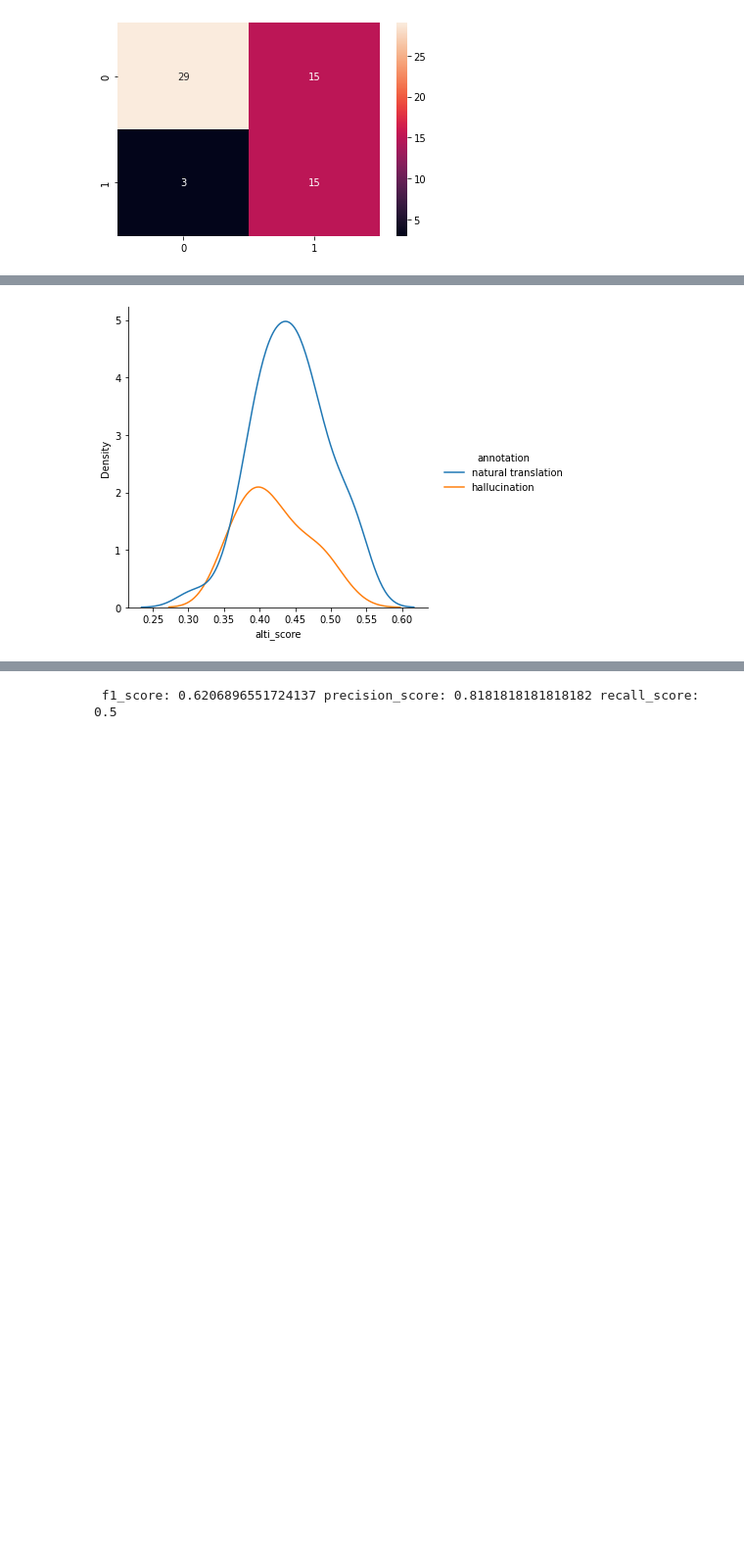
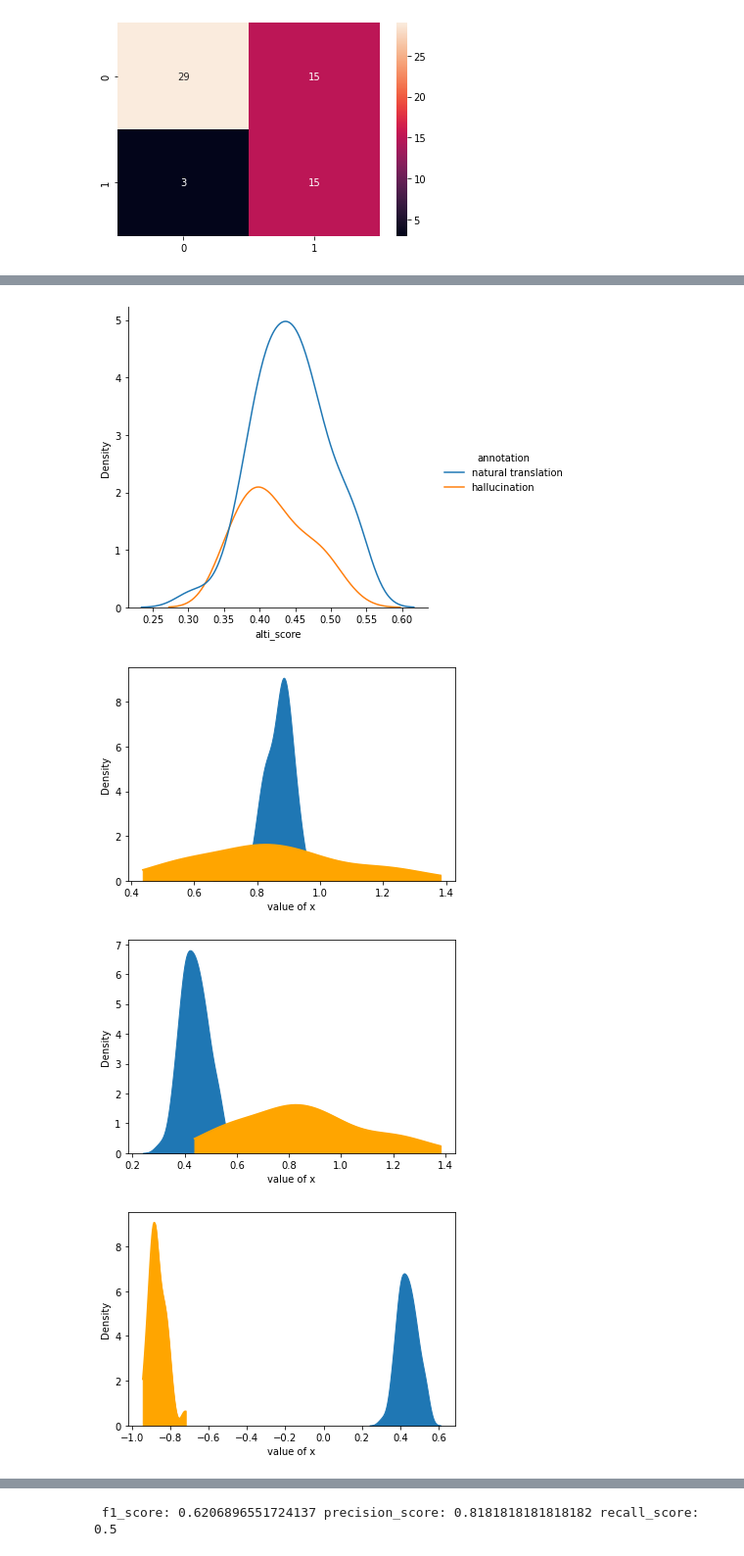
Before and after one commit to andreniyongabo/hallucination_detection_and_mitigation, a Jupyter notebook: detection_and_mitigation_evaluation.ipynb, the cells around one changed output, grey strips where cells are left out. Shown: that part at 98% size. Cells and saved outputs as stored; diff of their text form; code cells hidden in the pictures; blank space fills up the shorter version.

```diff
--- a/detection_and_mitigation_evaluation.ipynb
+++ b/detection_and_mitigation_evaluation.ipynb
@@ -487,17 +487,92 @@ Amakuru yo kuri televiziyo agaragaza umwotsi w'umweru uturuka muri iyo nyubako.
 # %%
 # detection based on the scores distribution
 
+# sentence score distribution
 sns.displot(df_new, x="sent_score", kind="kde", hue="annotation")
 plt.axvline(-1.09, 0,1.25, color='red')
 plt.show()
 
+# similarity score distribution
 sns.displot(df_new, x="laser_score", kind="kde", hue="annotation")
 plt.axvline(0.778, 0,8, color='red')
 plt.show()
 
+# alti score distribution
 sns.displot(df_new, x="alti_score", kind="kde", hue="annotation")
 plt.show()
+
+# sentence score and similarity score distribution
+sns.kdeplot(data=df_new, x="laser_score",  fill=True, alpha=1)
+kde = gaussian_kde(df_new.sent_score)
+x_range = linspace(min(df_new.sent_score), max(df_new.sent_score), len(df_new.sent_score))
+sns.lineplot(x=x_range*-1, y=kde(x_range) * 1, color='orange') # multiply by -1 to reverse axis (mirror plot)
+plt.fill_between(x_range*-1, kde(x_range) * 1, color='orange')
+plt.xlabel("value of x")
+plt.axhline(y=0, linestyle='-',linewidth=1, color='black')
+plt.show()
+
+# sentence score and alti score distribution
+sns.kdeplot(data=df_new, x="alti_score",  fill=True, alpha=1)
+kde = gaussian_kde(df_new.sent_score)
+x_range = linspace(min(df_new.sent_score), max(df_new.sent_score), len(df_new.sent_score))
+sns.lineplot(x=x_range*-1, y=kde(x_range) * 1, color='orange') # multiply by -1 to reverse axis (mirror plot)
+plt.fill_between(x_range*-1, kde(x_range) * 1, color='orange')
+plt.xlabel("value of x")
+plt.axhline(y=0, linestyle='-',linewidth=1, color='black')
+plt.show()
+
+# similarity score and alti score distribution
+sns.kdeplot(data=df_new, x="alti_score",  fill=True, alpha=1)
+kde = gaussian_kde(df_new.laser_score)
+x_range = linspace(min(df_new.laser_score), max(df_new.laser_score), len(df_new.laser_score))
+sns.lineplot(x=x_range*-1, y=kde(x_range) * 1, color='orange') # multiply by -1 to reverse axis (mirror plot)
+plt.fill_between(x_range*-1, kde(x_range) * 1, color='orange')
+plt.xlabel("value of x")
+plt.axhline(y=0, linestyle='-',linewidth=1, color='black')
+plt.show()
+
+kdeplot_1 = sns.jointplot(
+    data=df_new,
+    x="laser_score", y="sent_score",
+    kind="kde",
+    hue="annotation"
+)
+# draw a vertical line on the joint plot, optionally also on the x margin plot
+for ax in (kdeplot_1.ax_joint, kdeplot_1.ax_marg_x):
+    ax.axvline(0.778, color='crimson', ls='--', lw=2)
+for ax in (kdeplot_1.ax_joint, kdeplot_1.ax_marg_y):
+    ax.axhline(-1.09, color='crimson', ls='--', lw=2)
+plt.show()
+
+kdeplot_2 = sns.jointplot(
+    data=df_new,
+    x="alti_score", y="sent_score",
+    kind="kde",
+    hue="annotation"
+)
+# draw a vertical line on the joint plot, optionally also on the x margin plot
+for ax in (kdeplot_2.ax_joint, kdeplot_2.ax_marg_x):
+    ax.axvline(0.3, color='crimson', ls='--', lw=2)
+for ax in (kdeplot_2.ax_joint, kdeplot_2.ax_marg_y):
+    ax.axhline(-1.09, color='crimson', ls='--', lw=2)
+plt.show()
+
+kdeplot_3 = sns.jointplot(
+    data=df_new,
+    x="alti_score", y="laser_score",
+    kind="kde",
+    hue="annotation"
+)
+# draw a vertical line on the joint plot, optionally also on the x margin plot
+for ax in (kdeplot_3.ax_joint, kdeplot_3.ax_marg_x):
+    ax.axvline(0.3, color='crimson', ls='--', lw=2)
+for ax in (kdeplot_3.ax_joint, kdeplot_3.ax_marg_y):
+    ax.axhline(0.778, color='crimson', ls='--', lw=2)
+plt.show()
 # %% [output]
 [figure]
 [figure]
 [figure]
+[figure, added]
+[figure, added]
+[figure, added]
```
Also changed, not shown: parts of 26 cells of this notebook, 4 other files.
